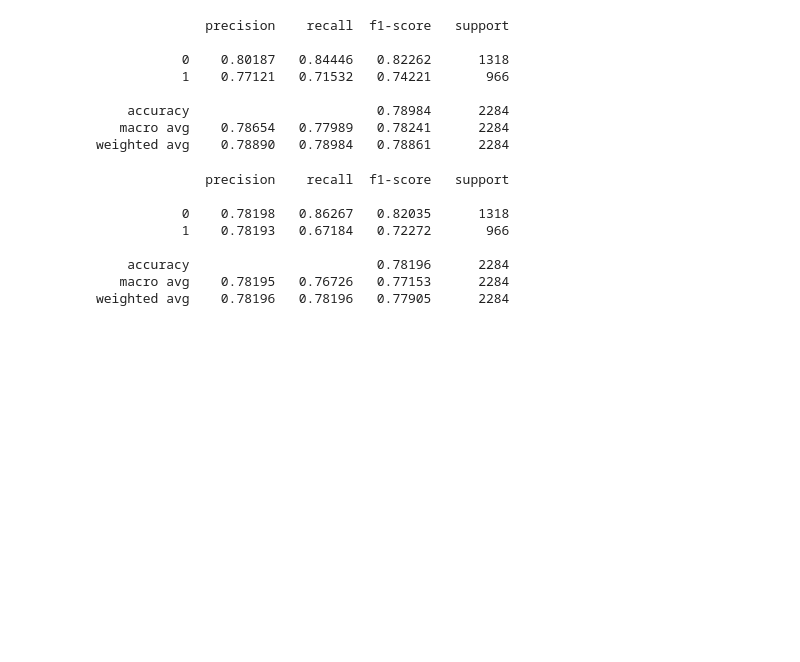
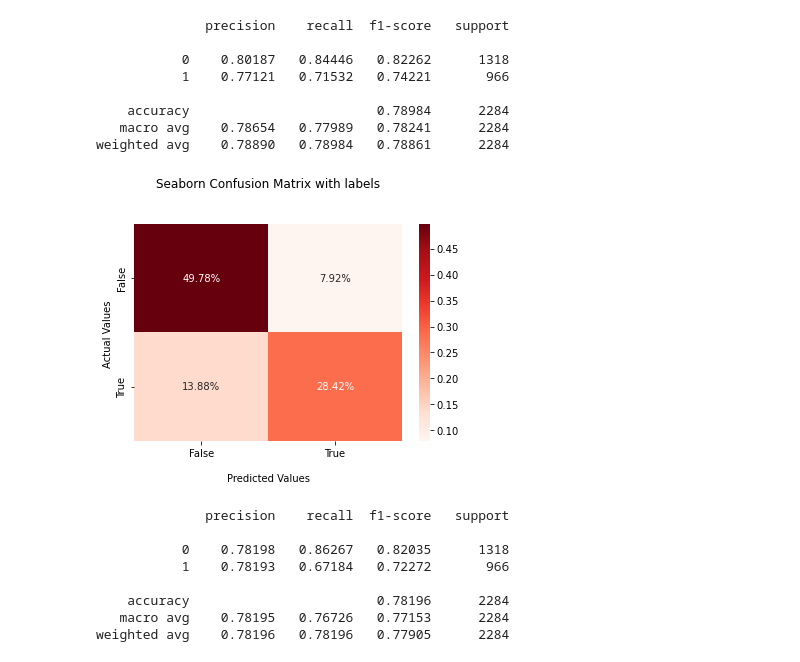
Before and after one commit to I7isai/Kaggle-Disaster-Tweet-prediction-, a Jupyter notebook: Kaggle_Disaster_tweet_I7isai.ipynb, the cells around one changed output. Cells and saved outputs as stored; diff of their text form; code cells hidden in the pictures; blank space fills up the shorter version.

```diff
--- a/Kaggle_Disaster_tweet_I7isai.ipynb
+++ b/Kaggle_Disaster_tweet_I7isai.ipynb
@@ -625,6 +663,12 @@ parameters = {'alpha': [1e-5, 1e-4, 1e-3, 1e-2, 1e-1, 1, 10]}
 clf_NB = GridSearchCV(clf, parameters, cv = 5, n_jobs=-1).fit(X_train_4, y_train)
 # %%
 predictions = clf_NB.predict(X_test_4.toarray())
+# %%
+cm = metrics.confusion_matrix(y_test, predictions)
+# %%
+confunsionMatrix(cm)
+# %% [output]
+[figure, added]
 # %%
 report = classification_report(y_test, predictions, digits=5) # precision and recall and accuracy
 print(report)
```
Also changed, not shown: parts of 15 cells of this notebook, 2 other files.
